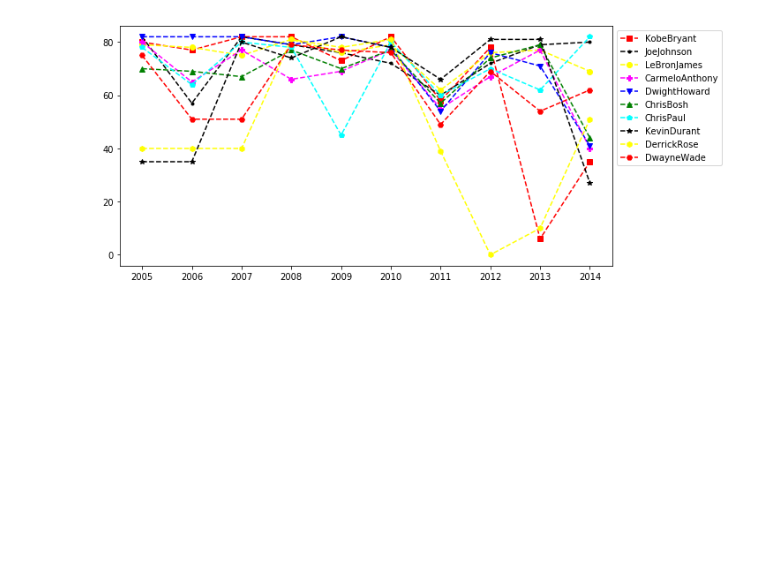
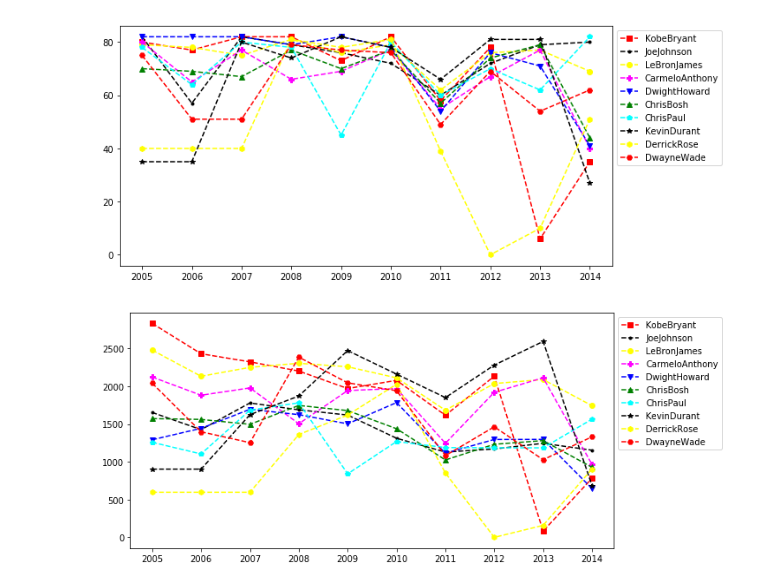
Before and after one commit to tedyeung/Python-, a Jupyter notebook: projects/basketball_trends/Basketball_Data_Analyzing.ipynb, the cells around one changed output. Saved outputs shown, nothing was run; the diff lists cells and outputs as text; code cells hidden in the pictures; blank space fills up the shorter version.

Commit message:
points_per_game_analyzing

```diff
--- a/projects/basketball_trends/Basketball_Data_Analyzing.ipynb
+++ b/projects/basketball_trends/Basketball_Data_Analyzing.ipynb
@@ -350,3 +350,17 @@ def myplot(player_list):
 myplot(["KobeBryant","JoeJohnson","LeBronJames","CarmeloAnthony","DwightHoward","ChrisBosh","ChrisPaul","KevinDurant","DerrickRose","DwayneWade"])
 # %% [output]
 [figure]
+# %%
+#adding data to a func
+def myplot(data, player_list=Players):
+    Mrk = {"KobeBryant":'s',"JoeJohnson":".","LeBronJames":"o","CarmeloAnthony":"P","DwightHoward":"v","ChrisBosh":"^","ChrisPaul":"p","KevinDurant":"*","DerrickRose":"h","DwayneWade":"H"}
+    Col = {"KobeBryant":'Red',"JoeJohnson":"Black","LeBronJames":"Yellow","CarmeloAnthony":"Magenta","DwightHoward":"Blue","ChrisBosh":"Green","ChrisPaul":"Cyan","KevinDurant":"Black","DerrickRose":"Yellow","DwayneWade":"Red"}
+    for name in player_list:
+        plt.plot(data[Pdict[name]], c = Col[name], ls ='--', marker = Mrk[name], label = name)
+    plt.legend(loc='upper left', bbox_to_anchor=(1,1))
+    plt.xticks(list(range(0,10)),Seasons)
+    plt.show()
+# %%
+myplot(Points, ["KobeBryant","JoeJohnson","LeBronJames","CarmeloAnthony","DwightHoward","ChrisBosh","ChrisPaul","KevinDurant","DerrickRose","DwayneWade"])
+# %% [output]
+[figure, added]
```
Also changed, not shown: parts of 6 cells of this notebook.
